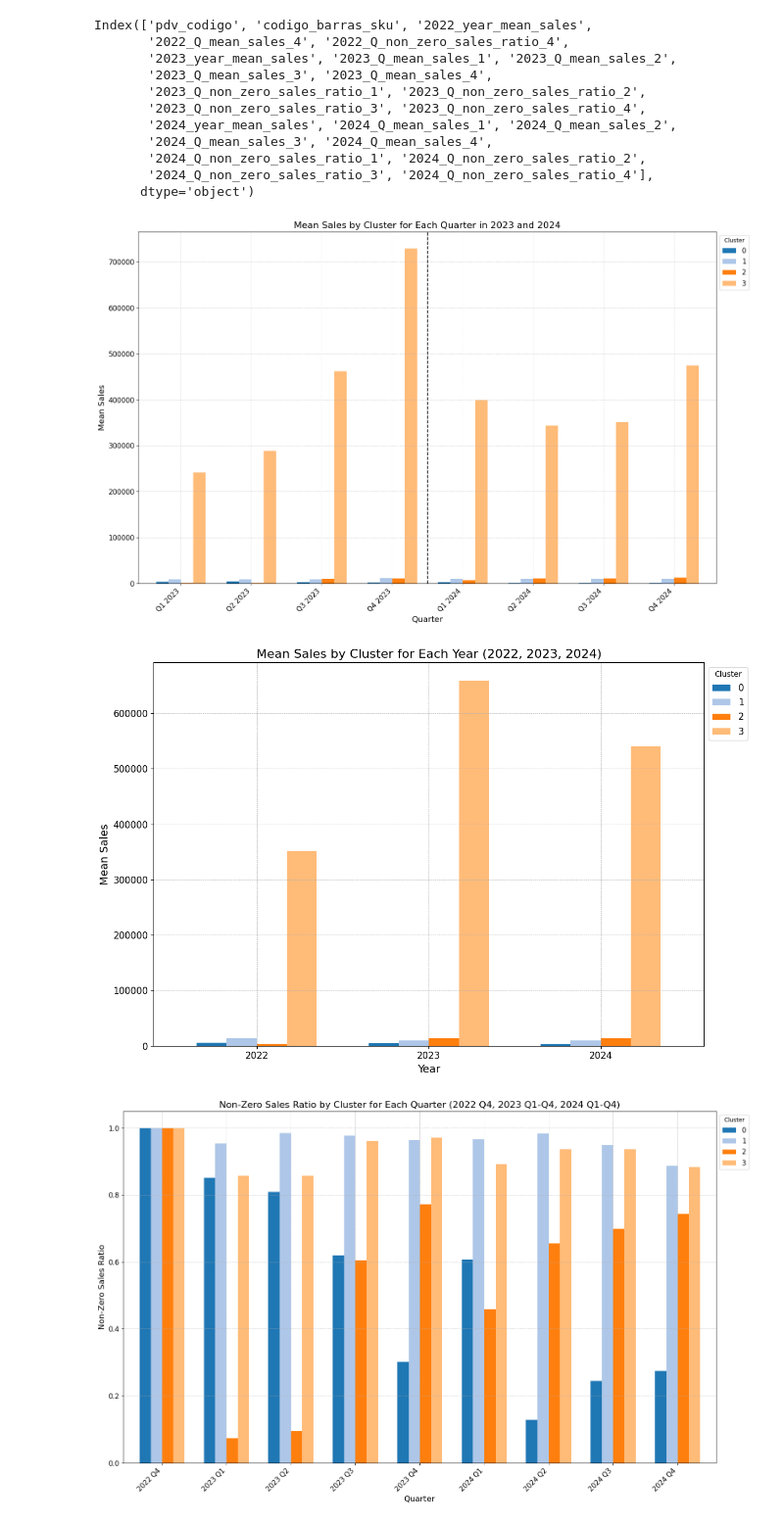
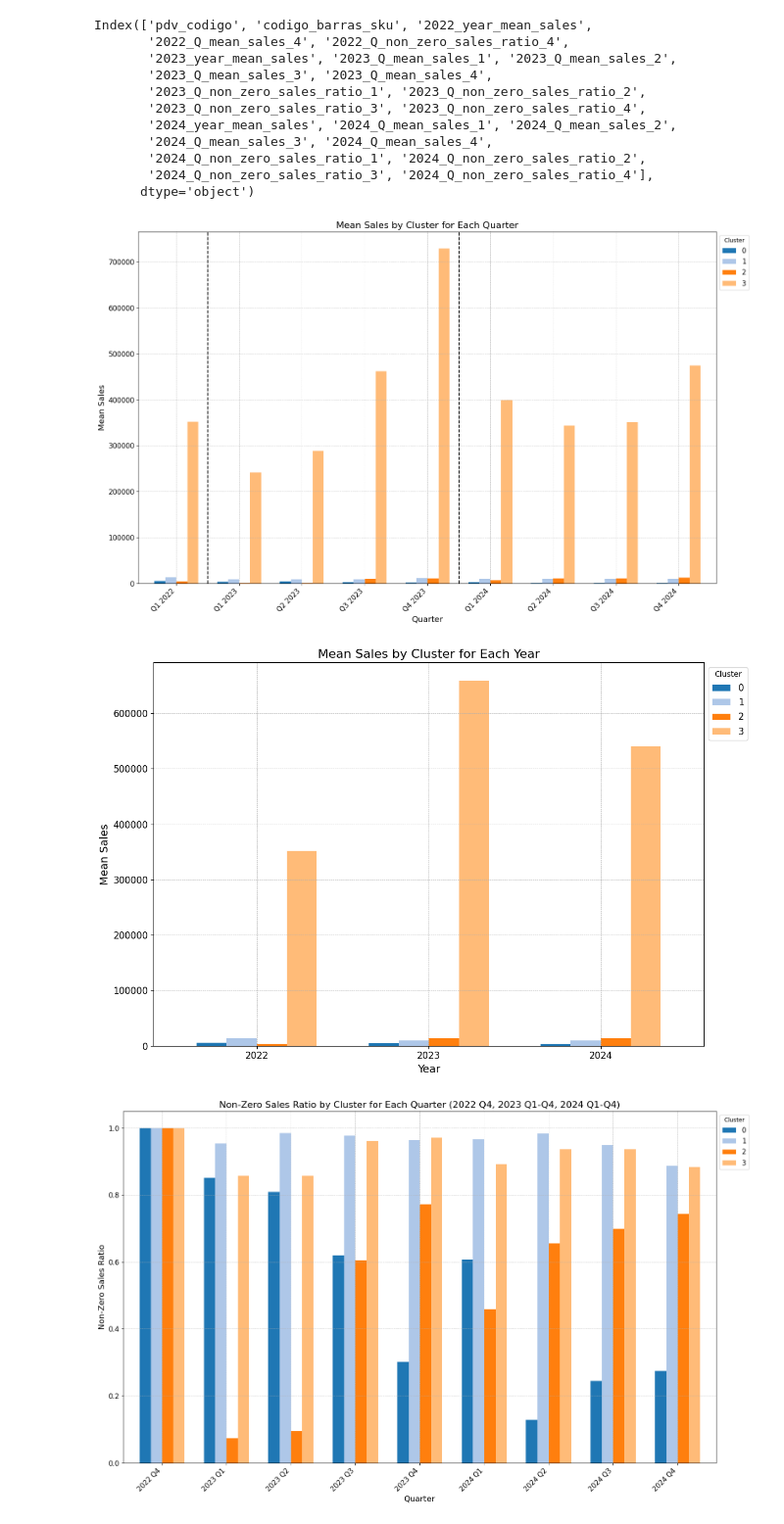
Before and after one commit to SantiagoRomanoOddone/MasterThesis, a Jupyter notebook: clustering/clustering_lab.ipynb, the cells around one changed output. Shown at 98% size. Cells and saved outputs as stored; diff of their text form; code cells hidden in the pictures.

Commit message:
improving graphs

```diff
--- a/clustering/clustering_lab.ipynb
+++ b/clustering/clustering_lab.ipynb
@@ -177,11 +177,12 @@ Index(['pdv_codigo', 'codigo_barras_sku', '2022_year_mean_sales',
 
 # Define the columns for each year with the updated column names
 columns_by_year = {
+    '2022': ['2022_Q_mean_sales_4'],
     '2023': ['2023_Q_mean_sales_1', '2023_Q_mean_sales_2', '2023_Q_mean_sales_3', '2023_Q_mean_sales_4'],
     '2024': ['2024_Q_mean_sales_1', '2024_Q_mean_sales_2', '2024_Q_mean_sales_3', '2024_Q_mean_sales_4']
 }
 
-# Concatenate the data for both years
+# Concatenate the data for all years
 plot_data = pd.DataFrame()
 for year, columns in columns_by_year.items():
     cluster_means_year = cluster_means[columns]
@@ -189,38 +190,40 @@ for year, columns in columns_by_year.items():
     plot_data = pd.concat([plot_data, cluster_means_year], axis=1)
 
 # Transpose the data for plotting
 plot_data = plot_data.T
 
 # Create a DataFrame suitable for plotting
 plot_data.index = [col.split('_')[1] + ' ' + col.split('_')[0] for col in plot_data.index]  # Extract the quarter and year information
 
 # Define a consistent color palette
 color_palette = sns.color_palette('tab20', n_colors=plot_data.shape[1])
 
 # Plot the data
 fig, ax = plt.subplots(figsize=(16, 10))
 plot_data.plot(kind='bar', ax=ax, width=0.7, color=color_palette)
 
-# Add a vertical line to separate the years
-year_end = len(columns_by_year['2023'])
-plt.axvline(x=year_end - 0.5, color='black', linestyle='--')
+# Add vertical lines to separate the years
+year_end_2022 = len(columns_by_year['2022'])
+year_end_2023 = year_end_2022 + len(columns_by_year['2023'])
+plt.axvline(x=year_end_2022 - 0.5, color='black', linestyle='--')
+plt.axvline(x=year_end_2023 - 0.5, color='black', linestyle='--')
 
 # Set the labels and title
 ax.set_xlabel('Quarter', fontsize=14)
 ax.set_ylabel('Mean Sales', fontsize=14)
-ax.set_title('Mean Sales by Cluster for Each Quarter in 2023 and 2024', fontsize=16)
+ax.set_title('Mean Sales by Cluster for Each Quarter', fontsize=16)
 ax.legend(title='Cluster', fontsize=12, loc='upper left', bbox_to_anchor=(1, 1))
 ax.set_xticklabels(plot_data.index, rotation=45, ha='right', fontsize=12)
 ax.tick_params(axis='y', labelsize=12)
 
 # Add grid lines
 ax.grid(True, which='both', linestyle='--', linewidth=0.5)
 
 # Show the plot
 plt.tight_layout()
 plt.show()
 # %% [output]
-[figure, old version]
+[figure, new version]
 # %%
 # Define the columns for the years
 columns_years = ['2022_year_mean_sales', '2023_year_mean_sales', '2024_year_mean_sales']
@@ -244,7 +247,7 @@ plot_data_years.plot(kind='bar', ax=ax, width=0.7, color=color_palette)
 # Set the labels and title
 ax.set_xlabel('Year', fontsize=14)
 ax.set_ylabel('Mean Sales', fontsize=14)
-ax.set_title('Mean Sales by Cluster for Each Year (2022, 2023, 2024)', fontsize=16)
+ax.set_title('Mean Sales by Cluster for Each Year', fontsize=16)
 ax.legend(title='Cluster', fontsize=12, loc='upper left', bbox_to_anchor=(1, 1))
 ax.set_xticklabels(plot_data_years.index, rotation=0, fontsize=12)
 ax.tick_params(axis='y', labelsize=12)
@@ -256,7 +259,7 @@ ax.grid(True, which='both', linestyle='--', linewidth=0.5)
 plt.tight_layout()
 plt.show()
 # %% [output]
-[figure, old version]
+[figure, new version]
 # %%
 
 # Define the columns for the non-zero sales ratio
```
